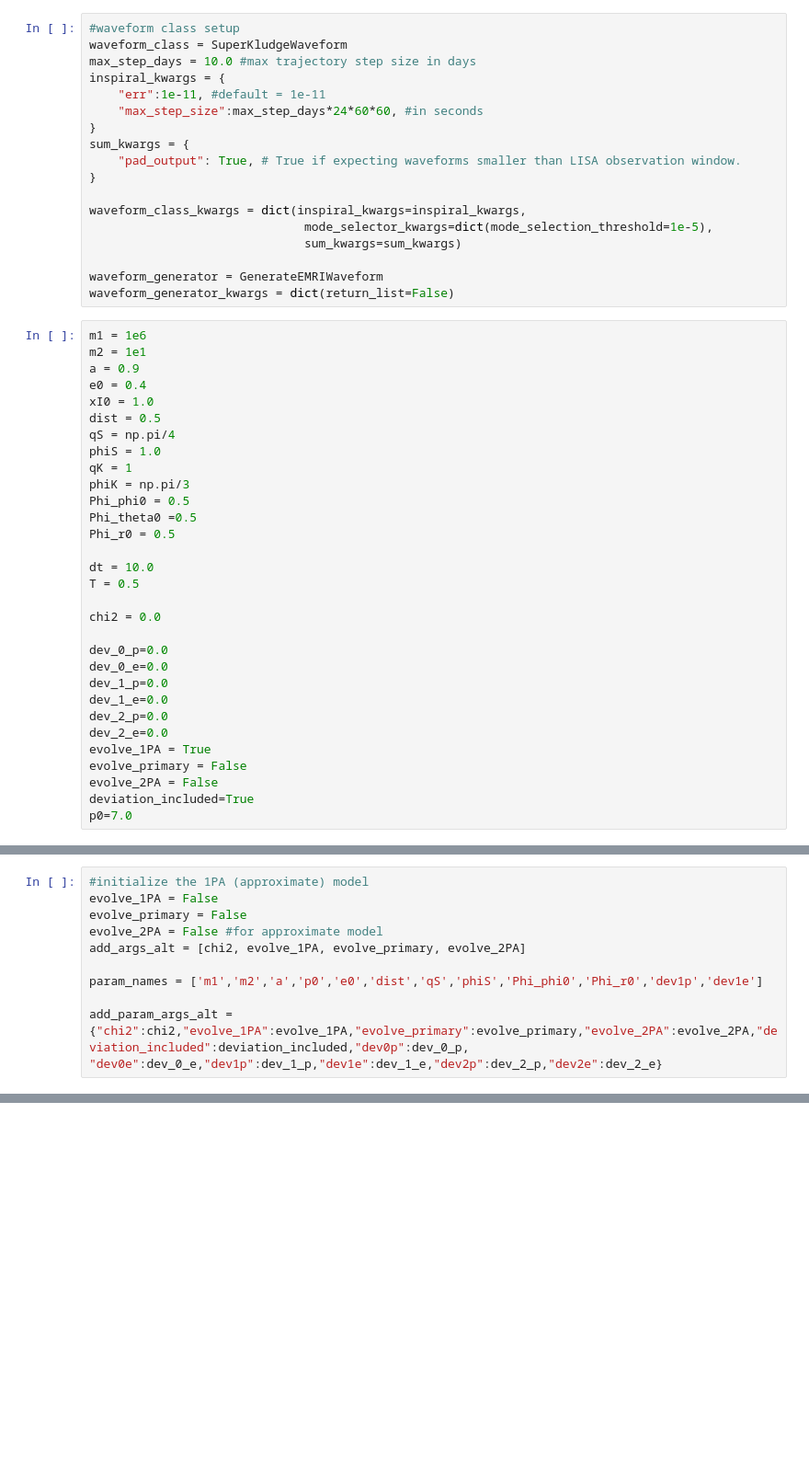
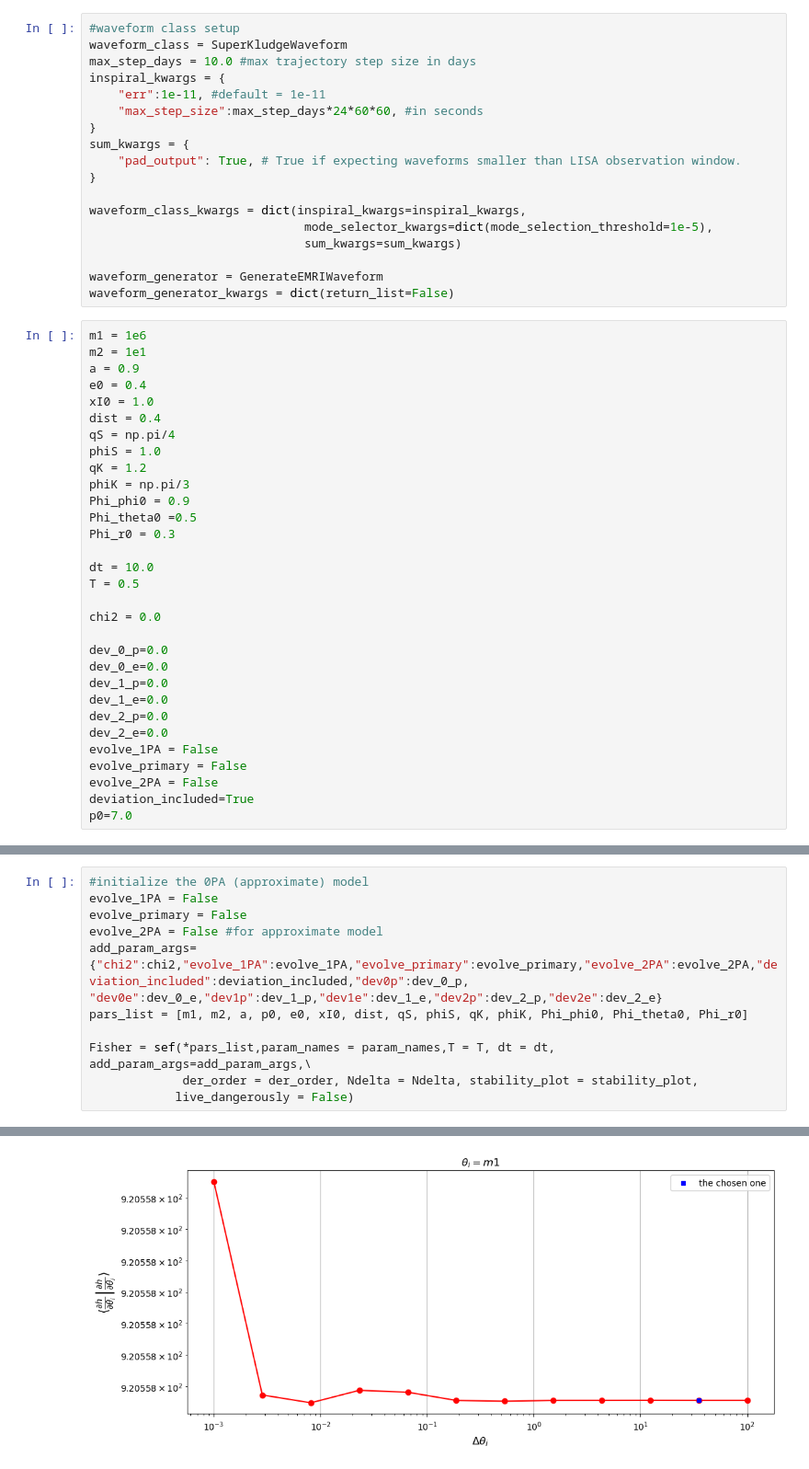
Before and after one commit to rishavrste/SuperKludge_r, a Jupyter notebook: CV_Biases/CVBiases.ipynb, the cells around one changed output, grey strips where cells are left out. Shown at 92% size. Saved outputs shown, nothing was run; the diff lists cells and outputs as text; blank space fills up the shorter version.

```diff
--- a/CV_Biases/CVBiases.ipynb
+++ b/CV_Biases/CVBiases.ipynb
@@ -71,14 +74,14 @@ m2 = 1e1
 a = 0.9
 e0 = 0.4
 xI0 = 1.0
-dist = 0.5
+dist = 0.4
 qS = np.pi/4
 phiS = 1.0
-qK = 1
+qK = 1.2
 phiK = np.pi/3
-Phi_phi0 = 0.5
+Phi_phi0 = 0.9
 Phi_theta0 =0.5
-Phi_r0 = 0.5
+Phi_r0 = 0.3
 
 dt = 10.0
 T = 0.5
@@ -91,7 +94,7 @@ dev_1_p=0.0
 dev_1_e=0.0
 dev_2_p=0.0
 dev_2_e=0.0
-evolve_1PA = True
+evolve_1PA = False
 evolve_primary = False
 evolve_2PA = False
 deviation_included=True
@@ -238,13 +231,15 @@ def cutlervallis(waveform_truth, waveform_approx, Fisher_truth, partial_approx,
     print('delta_param_all: ', delta_param_all)
     return params_truth + np.array(delta_param_all)
 # %%
-#initialize the 1PA (approximate) model
+#initialize the 0PA (approximate) model
 evolve_1PA = False
 evolve_primary = False
 evolve_2PA = False #for approximate model
-add_args_alt = [chi2, evolve_1PA, evolve_primary, evolve_2PA]
+add_param_args={"chi2":chi2,"evolve_1PA":evolve_1PA,"evolve_primary":evolve_primary,"evolve_2PA":evolve_2PA,"deviation_included":deviation_included,"dev0p":dev_0_p,
+"dev0e":dev_0_e,"dev1p":dev_1_p,"dev1e":dev_1_e,"dev2p":dev_2_p,"dev2e":dev_2_e}
+pars_list = [m1, m2, a, p0, e0, xI0, dist, qS, phiS, qK, phiK, Phi_phi0, Phi_theta0, Phi_r0]
 
-param_names = ['m1','m2','a','p0','e0','dist','qS','phiS','Phi_phi0','Phi_r0','dev1p','dev1e']
-
-add_param_args_alt = {"chi2":chi2,"evolve_1PA":evolve_1PA,"evolve_primary":evolve_primary,"evolve_2PA":evolve_2PA,"deviation_included":deviation_included,"dev0p":dev_0_p,
-"dev0e":dev_0_e,"dev1p":dev_1_p,"dev1e":dev_1_e,"dev2p":dev_2_p,"dev2e":dev_2_e}
+Fisher = sef(*pars_list,param_names = param_names,T = T, dt = dt, add_param_args=add_param_args,\
+             der_order = der_order, Ndelta = Ndelta, stability_plot = stability_plot,
+            live_dangerously = False)
+# %% [output]
@@ -250,0 +266 @@ add_param_args_alt = {"chi2":chi2,"evolve_1PA":evolve_1PA,"evolve_primary":evolv
+[figure, added]
```
Also changed, not shown: parts of 20 cells of this notebook.
